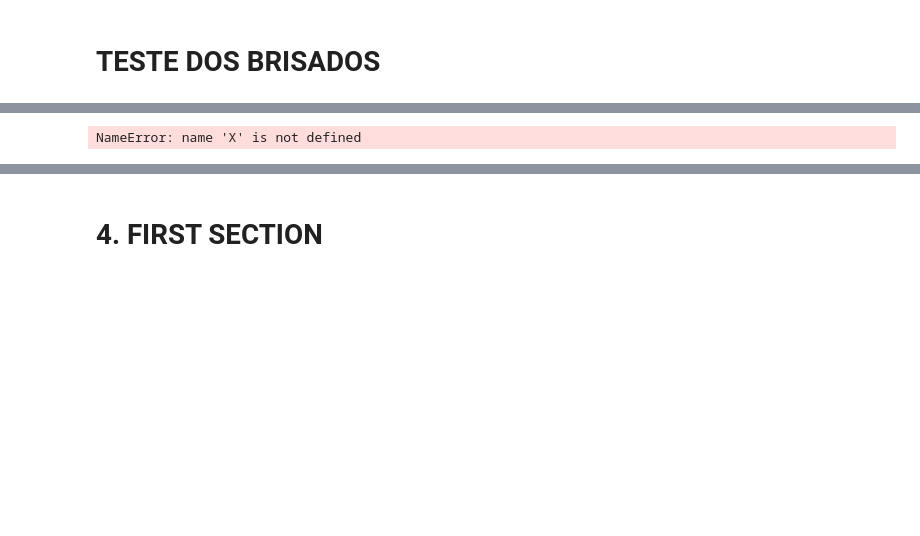
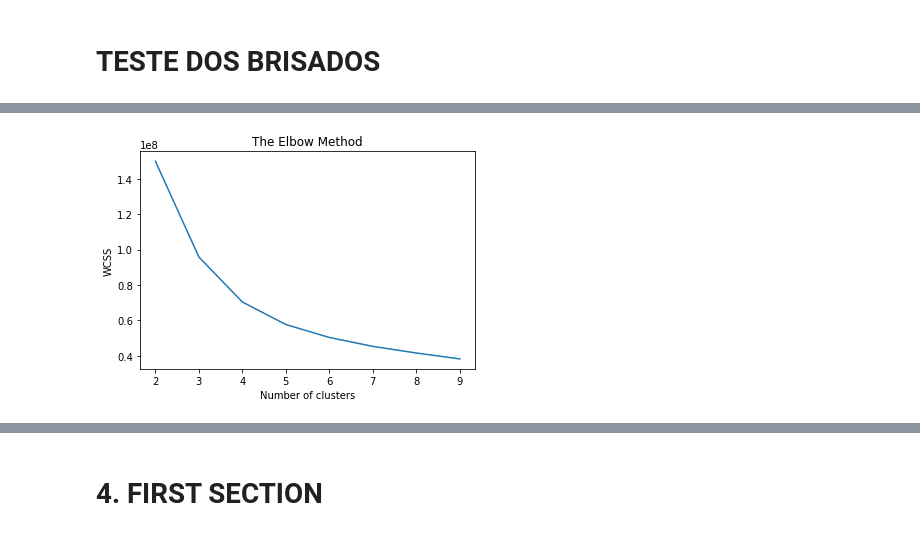
Before and after one commit to mariliasilva22/ml-ca2, a Jupyter notebook: ENEM_Brisados_2022055.ipynb, the cells around one changed output, grey strips where cells are left out. Cells and saved outputs as stored; diff of their text form; code cells hidden in the pictures; blank space fills up the shorter version.

```diff
--- a/ENEM_Brisados_2022055.ipynb
+++ b/ENEM_Brisados_2022055.ipynb
@@ -613,3 +613,6 @@ df_encoded.head(3)
 | 2 | Minas Gerais | 280 | 681.58 | 668.20 | 634.47 | 823.80 | 906.64 | 742.94 | 0 | ... |
 # %% [markdown]
 # TESTE DOS BRISADOS
+# %%
+X = df_encoded.iloc[:, [2, 3, 4, 5, 6]].values
+X
@@ -616,15 +648,15 @@ df_encoded.head(3)
 # %%
 #Using the elbow method to find the optimal number of clusters
 from sklearn.cluster import KMeans
 wcss = []
-for i in range(1, 11):
+for i in range(2, 10):
     kmeans = KMeans(n_clusters = i, init = 'k-means++', random_state = 0)
     kmeans.fit(X)
     wcss.append(kmeans.inertia_)
-plt.plot(range(1, 11), wcss)
+plt.plot(range(2, 10), wcss)
 plt.title('The Elbow Method')
 plt.xlabel('Number of clusters')
 plt.ylabel('WCSS')
 plt.show()
 # %% [output]
-NameError: name 'X' is not defined
+[figure, added]
```
Also changed, not shown: parts of 13 cells of this notebook.
